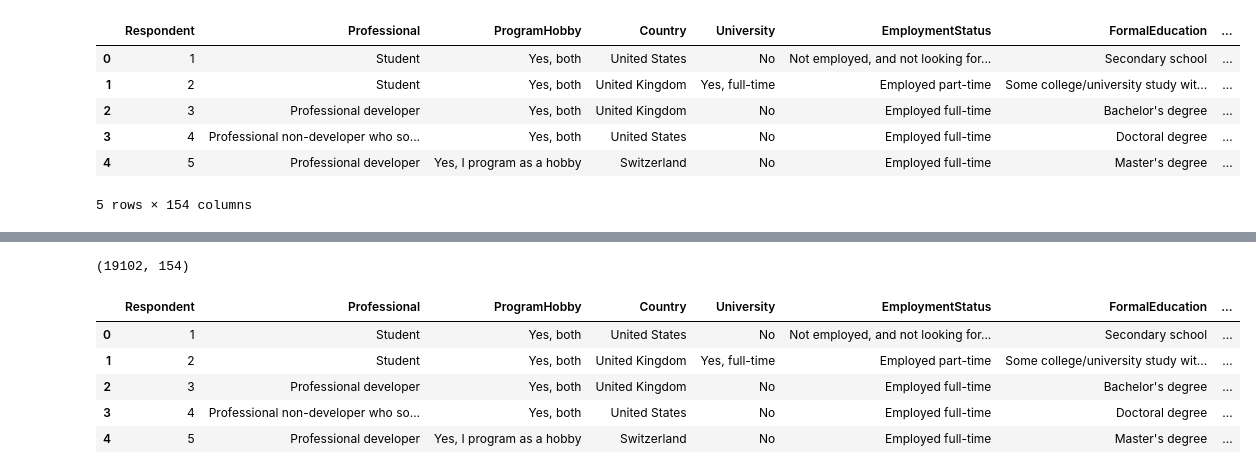
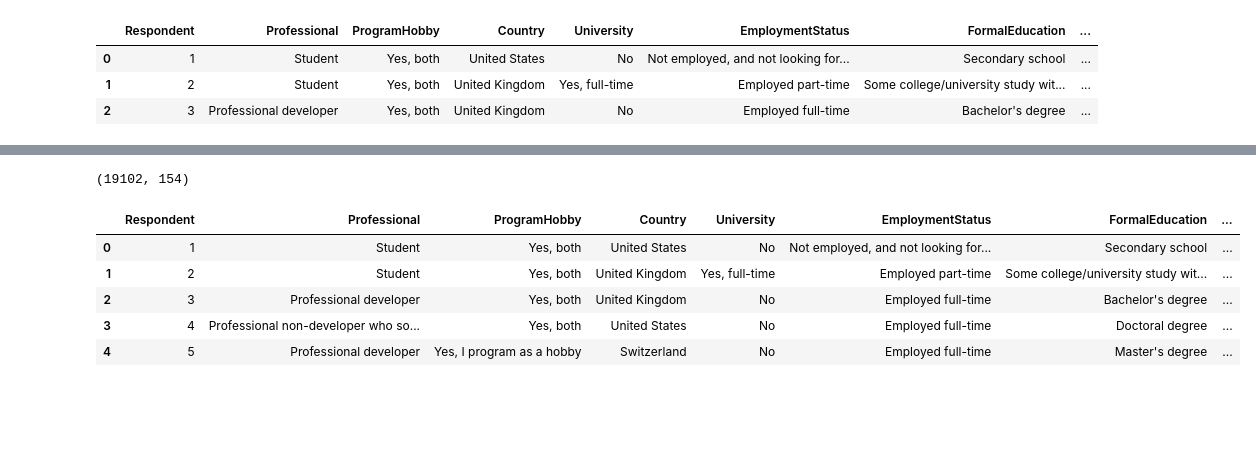
Before and after one commit to celdredge/Project_1_Write_A_Data_Science_Blog_Post, a Jupyter notebook: Stack Overflow Data Analysis.ipynb, the cells around one changed output, grey strips where cells are left out. Saved outputs shown, nothing was run; the diff lists cells and outputs as text; code cells hidden in the pictures; blank space fills up the shorter version.

```diff
--- a/Stack Overflow Data Analysis.ipynb
+++ b/Stack Overflow Data Analysis.ipynb
@@ -1,20 +1,17 @@
 # %%
 import numpy as np
 import pandas as pd
 import matplotlib.pyplot as plt
 from sklearn.linear_model import LinearRegression
 from sklearn.model_selection import train_test_split
 from sklearn.metrics import r2_score, mean_squared_error
 # import AllTogether as t
 import seaborn as sns
 %matplotlib inline
 df = pd.read_csv('./survey_results_public.csv')
-df.head()
+df.head(3)
 # %% [output]
 |  | Respondent | Professional | ProgramHobby | Country | University | EmploymentStatus | FormalEducation | ... |
 | 0 | 1 | Student | Yes, both | United States | No | Not employed, and not looking for... | Secondary school | ... |
 | 1 | 2 | Student | Yes, both | United Kingdom | Yes, full-time | Employed part-time | Some college/university study wit... | ... |
 | 2 | 3 | Professional developer | Yes, both | United Kingdom | No | Employed full-time | Bachelor's degree | ... |
-| 3 | 4 | Professional non-developer who so... | Yes, both | United States | No | Employed full-time | Doctoral degree | ... |
-| 4 | 5 | Professional developer | Yes, I program as a hobby | Switzerland | No | Employed full-time | Master's degree | ... |
-5 rows × 154 columns
```
Also changed, not shown: parts of 27 cells of this notebook.
